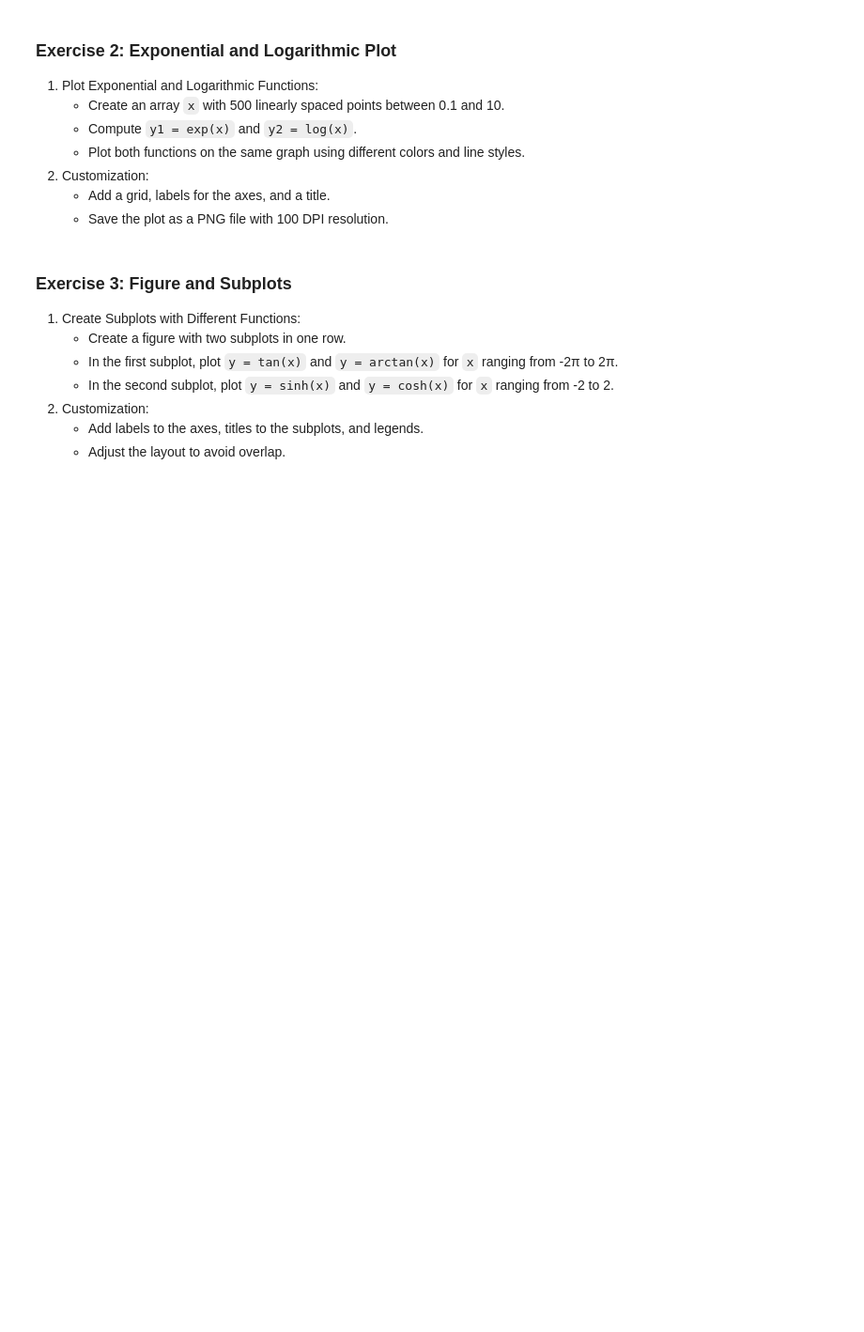
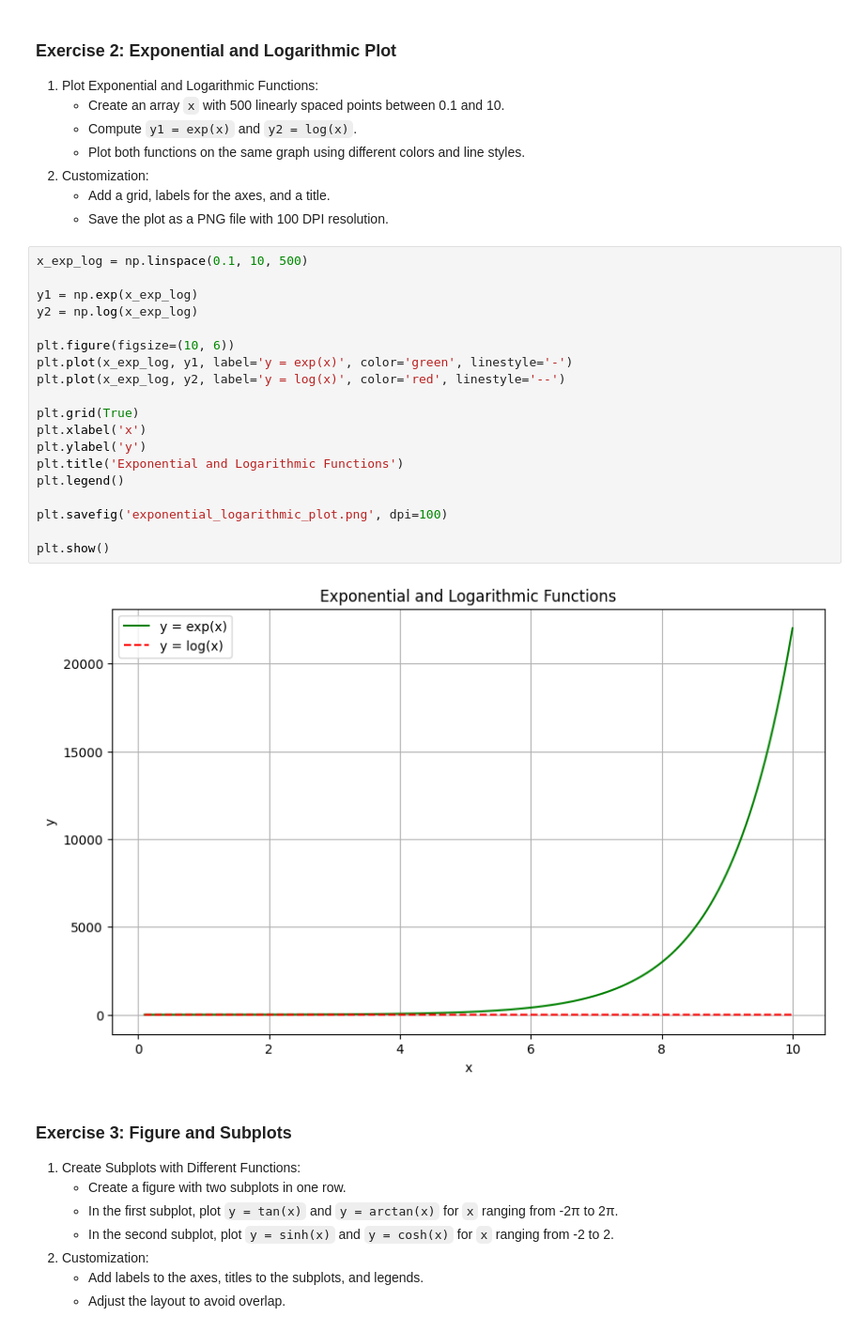
Before and after one commit to manarbensa/tp1, a Jupyter notebook: Matplotlib_Course.ipynb, the cells around one changed output. Shown at 94% size. Saved outputs shown, nothing was run; the diff lists cells and outputs as text; blank space fills up the shorter version.

```diff
--- a/Matplotlib_Course.ipynb
+++ b/Matplotlib_Course.ipynb
@@ -533,6 +46,27 @@ fig.tight_layout()
 2. Customization:
    - Add a grid, labels for the axes, and a title.
    - Save the plot as a PNG file with 100 DPI resolution.
+# %%
+x_exp_log = np.linspace(0.1, 10, 500)
+
+y1 = np.exp(x_exp_log)
+y2 = np.log(x_exp_log)
+
+plt.figure(figsize=(10, 6))
+plt.plot(x_exp_log, y1, label='y = exp(x)', color='green', linestyle='-')
+plt.plot(x_exp_log, y2, label='y = log(x)', color='red', linestyle='--')
+
+plt.grid(True)
+plt.xlabel('x')
+plt.ylabel('y')
+plt.title('Exponential and Logarithmic Functions')
+plt.legend()
+
+plt.savefig('exponential_logarithmic_plot.png', dpi=100)
+
+plt.show()
+# %% [output]
+[figure, added]
 # %% [markdown]
 ### Exercise 3: Figure and Subplots
 
```
Also changed, not shown: parts of 83 cells of this notebook.
